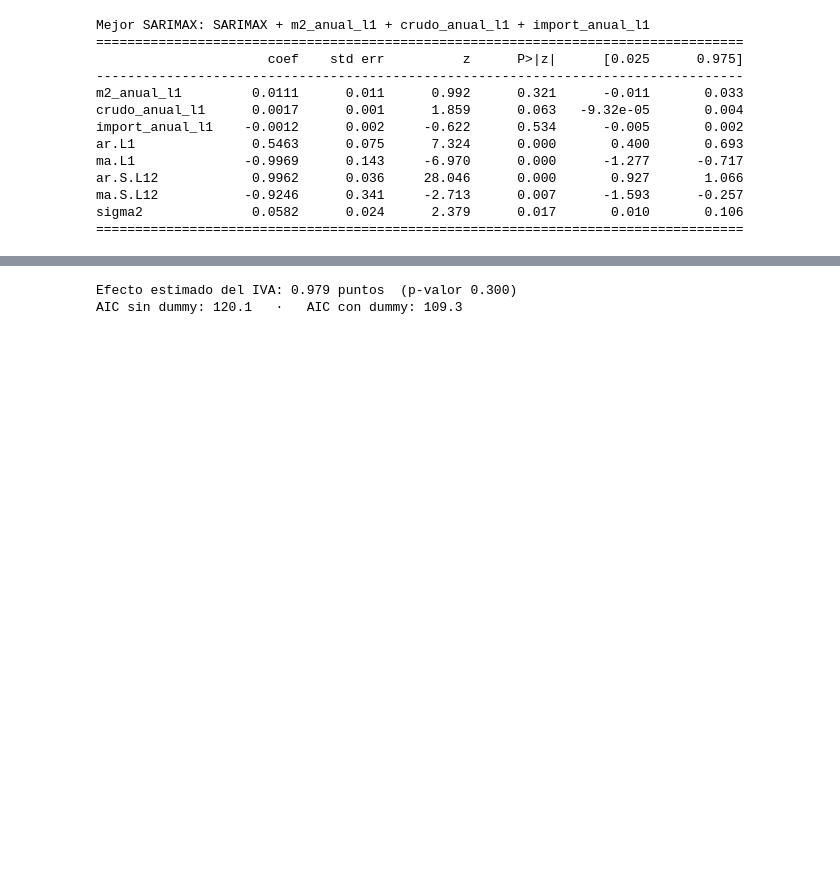
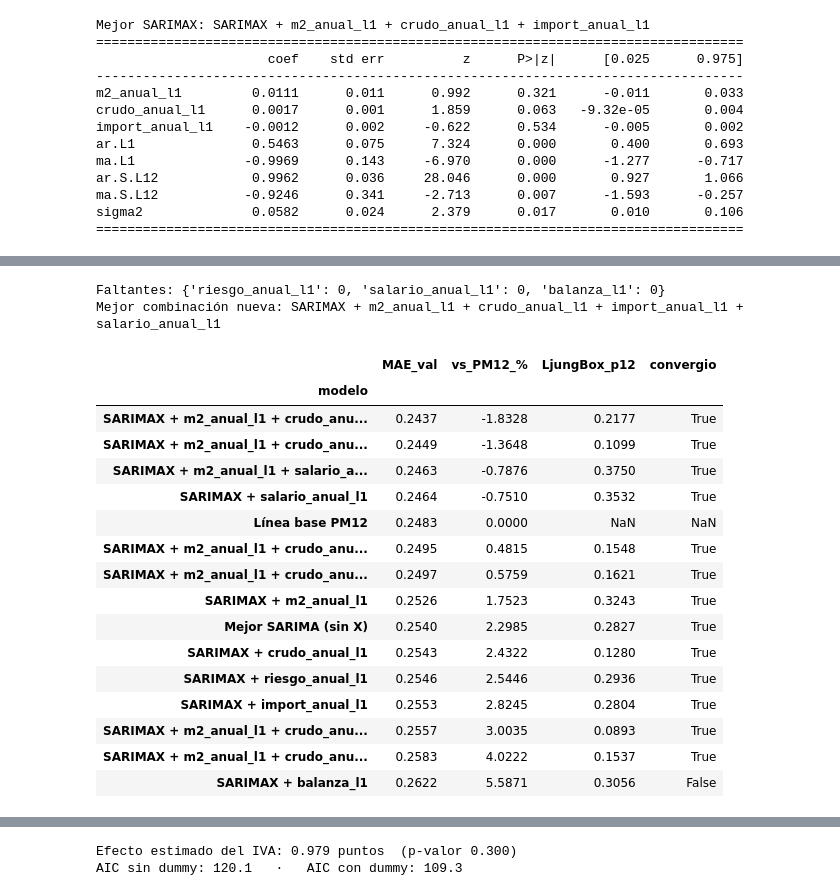
Before and after one commit to jonarosero/modulo5_econometria_forecasting_ia, a Jupyter notebook: notebooks/03_Dia3_ARIMA_SARIMA.ipynb, the cells around one changed output, grey strips where cells are left out. Drawn from its saved outputs; the diff is of its cells as text; code cells hidden in the pictures; blank space fills up the shorter version.

```diff
--- a/notebooks/03_Dia3_ARIMA_SARIMA.ipynb
+++ b/notebooks/03_Dia3_ARIMA_SARIMA.ipynb
@@ -703,0 +715,54 @@ El Día 1 vimos que abril de 2024 tuvo un residuo grande por el aumento del IVA
+# %%
+X_extra = pd.DataFrame({
+    'riesgo_anual_l1':  series['riesgo_pais_pb'].diff(12).div(100).shift(1),        # cambio en 12 meses, en cientos de pb
+    'salario_anual_l1': series['salario_real_indice'].pct_change(12).mul(100).shift(1),
+    'balanza_l1':       series['balanza_comercial_musd'].div(1000).shift(1),          # miles de millones de USD
+}).loc[y.index]
+X_todas = X_todas.join(X_extra)          # desde aquí X_todas tiene las 6 variables
+print('Faltantes:', X_extra.isna().sum().to_dict())
+
+pruebas_x = [
+    ['riesgo_anual_l1'], ['salario_anual_l1'], ['balanza_l1'],
+    COLUMNAS_X_MEJOR + ['riesgo_anual_l1'],
+    COLUMNAS_X_MEJOR + ['salario_anual_l1'],
+    COLUMNAS_X_MEJOR + ['balanza_l1'],
+    ['m2_anual_l1', 'salario_anual_l1'],
+    list(X_todas.columns),                    # las seis juntas
+]
+filas_extra = []
+for columnas in pruebas_x:
+    nombre = 'SARIMAX + ' + ' + '.join(columnas)
+    COLUMNAS_SARIMAX[nombre] = columnas
+    filas_extra.append(evaluar(nombre, ORDEN_MEJOR_ARIMA, ORDEN_ESTACIONAL_MEJOR,
+                               exog=X_todas[columnas], ajustador=ajustar_sarimax))
+
+# Tabla conjunta: las combinaciones de 4.5, las nuevas, el mejor SARIMA sin X y el PM12, ordenadas por MAE
+experimento = pd.concat([resultados_sarimax, tabla(filas_extra)])
+experimento.loc['Mejor SARIMA (sin X)'] = resultados_sarima.loc[mejor_sarima_nombre]
+experimento.loc['Línea base PM12', ['MAE_val', 'vs_PM12_%']] = [MAE_PM12, 0.0]
+experimento = experimento.sort_values('MAE_val')
+nuevas = experimento.loc[[f['modelo'] for f in filas_extra]].sort_values('MAE_val')
+mejor_ampliado = nuevas[nuevas['convergio'] == True].index[0]
+COLUMNAS_AMPLIADO = COLUMNAS_SARIMAX[mejor_ampliado]
+print('Mejor combinación nueva:', mejor_ampliado)
+experimento[['MAE_val', 'vs_PM12_%', 'LjungBox_p12', 'convergio']].round(4)
+# %% [output]
+Faltantes: {'riesgo_anual_l1': 0, 'salario_anual_l1': 0, 'balanza_l1': 0}
+Mejor combinación nueva: SARIMAX + m2_anual_l1 + crudo_anual_l1 + import_anual_l1 + salario_anual_l1
+|  | MAE_val | vs_PM12_% | LjungBox_p12 | convergio |
+| modelo |  |  |  |  |
+| SARIMAX + m2_anual_l1 + crudo_anu... | 0.2437 | -1.8328 | 0.2177 | True |
+| SARIMAX + m2_anual_l1 + crudo_anu... | 0.2449 | -1.3648 | 0.1099 | True |
+| SARIMAX + m2_anual_l1 + salario_a... | 0.2463 | -0.7876 | 0.3750 | True |
+| SARIMAX + salario_anual_l1 | 0.2464 | -0.7510 | 0.3532 | True |
+| Línea base PM12 | 0.2483 | 0.0000 | NaN | NaN |
+| SARIMAX + m2_anual_l1 + crudo_anu... | 0.2495 | 0.4815 | 0.1548 | True |
+| SARIMAX + m2_anual_l1 + crudo_anu... | 0.2497 | 0.5759 | 0.1621 | True |
+| SARIMAX + m2_anual_l1 | 0.2526 | 1.7523 | 0.3243 | True |
+| Mejor SARIMA (sin X) | 0.2540 | 2.2985 | 0.2827 | True |
+| SARIMAX + crudo_anual_l1 | 0.2543 | 2.4322 | 0.1280 | True |
+| SARIMAX + riesgo_anual_l1 | 0.2546 | 2.5446 | 0.2936 | True |
+| SARIMAX + import_anual_l1 | 0.2553 | 2.8245 | 0.2804 | True |
+| SARIMAX + m2_anual_l1 + crudo_anu... | 0.2557 | 3.0035 | 0.0893 | True |
+| SARIMAX + m2_anual_l1 + crudo_anu... | 0.2583 | 4.0222 | 0.1537 | True |
+| SARIMAX + balanza_l1 | 0.2622 | 5.5871 | 0.3056 | False |
```
Also changed, not shown: parts of 10 cells of this notebook, 3 other files.
